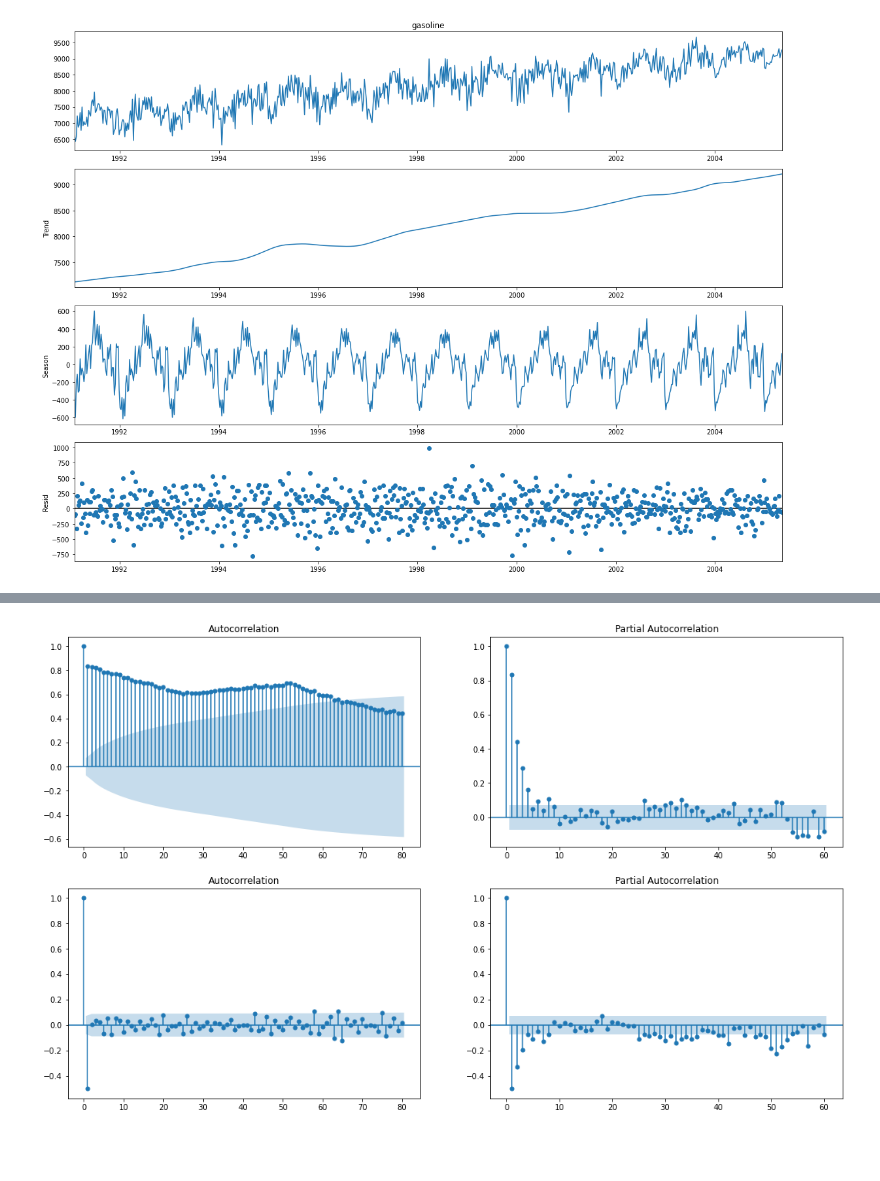
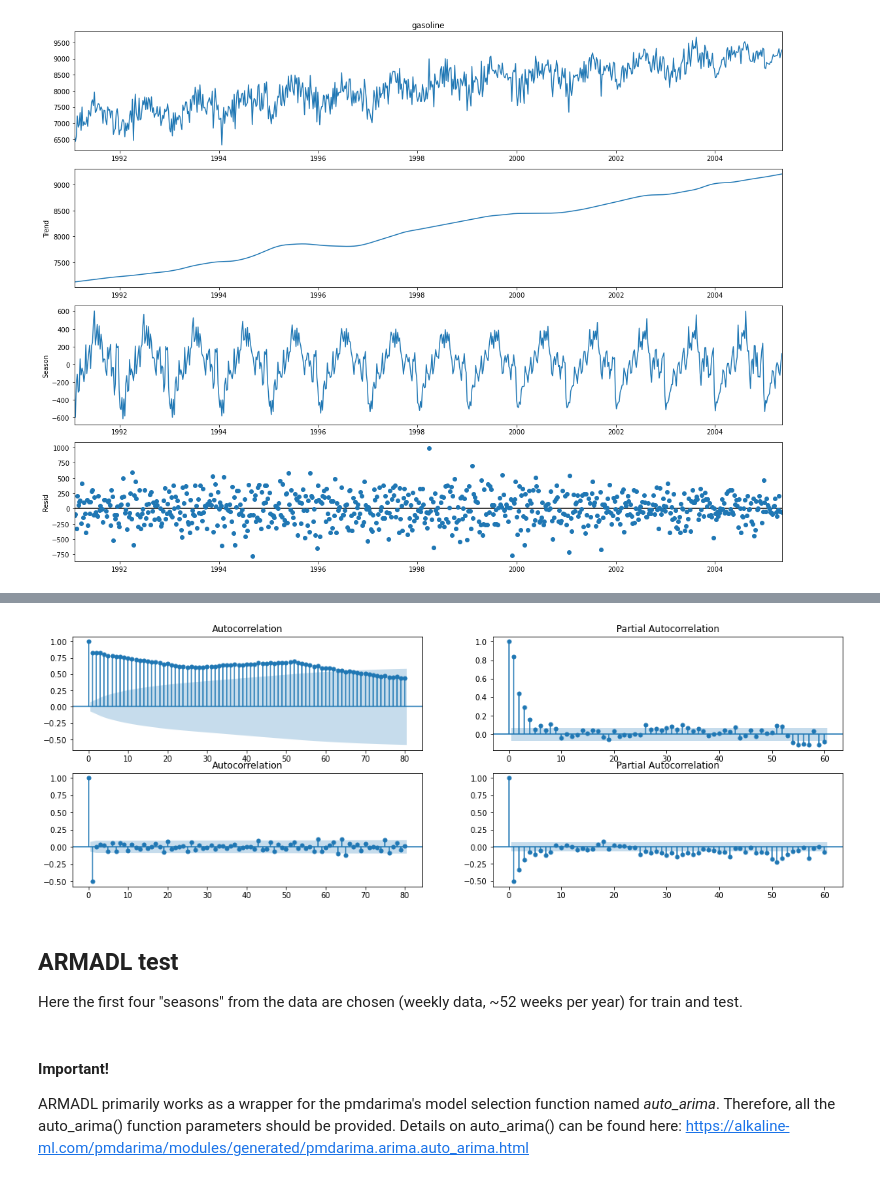
Before and after one commit to fahadahaf/armadila, a Jupyter notebook: examples/simpletest.ipynb, the cells around one changed output, grey strips where cells are left out. Saved outputs shown, nothing was run; the diff lists cells and outputs as text; code cells hidden in the pictures; blank space fills up the shorter version.

Commit message:
updates to ARMADL and simpletest notebook

```diff
--- a/examples/simpletest.ipynb
+++ b/examples/simpletest.ipynb
@@ -73,11 +89,11 @@ look-up table. The actual p-value is greater than the p-value returned.
 # %%
 fig, axes = plt.subplots(2,2)
 fig.set_figwidth(18)
-fig.set_figheight(11)
+fig.set_figheight(6)
 plot_acf(dataset['gasoline'], lags=80, ax=axes[0,0])
 plot_pacf(dataset['gasoline'], lags=60, ax=axes[0,1])
 plot_acf(sr_diff.interpolate(limit_direction='both'), lags=80, ax=axes[1,0])
 plot_pacf(sr_diff.interpolate(limit_direction='both'), lags=60, ax=axes[1,1])
 plt.show()
 # %% [output]
-[figure, old version]
+[figure, new version]
@@ -88,0 +100,3 @@ from armadl import ARMADL
+# %% [markdown]
+## ARMADL test
+Here the first four "seasons" from the data are chosen (weekly data, ~52 weeks per year) for train and test.
@@ -92,3 +109,6 @@ mdl = ARMADL(dataset['gasoline'][:4*52], exog=dataset[['exog1','exog2']][:4*52],
+# %% [markdown]
+#### Important!
+ARMADL primarily works as a wrapper for the pmdarima's model selection function named *auto_arima*. Therefore, all the auto_arima() function parameters should be provided. Details on auto_arima() can be found here: https://alkaline-ml.com/pmdarima/modules/generated/pmdarima.arima.auto_arima.html
 # %%
 auto_arima_params = dict(start_p=0, start_q=0, with_intercept=True,
                        test='adf', trace=True, stepwise=False, seasonal=True, out_of_sample_size=52,
```
Also changed, not shown: parts of 82 cells of this notebook, 1 other file.
